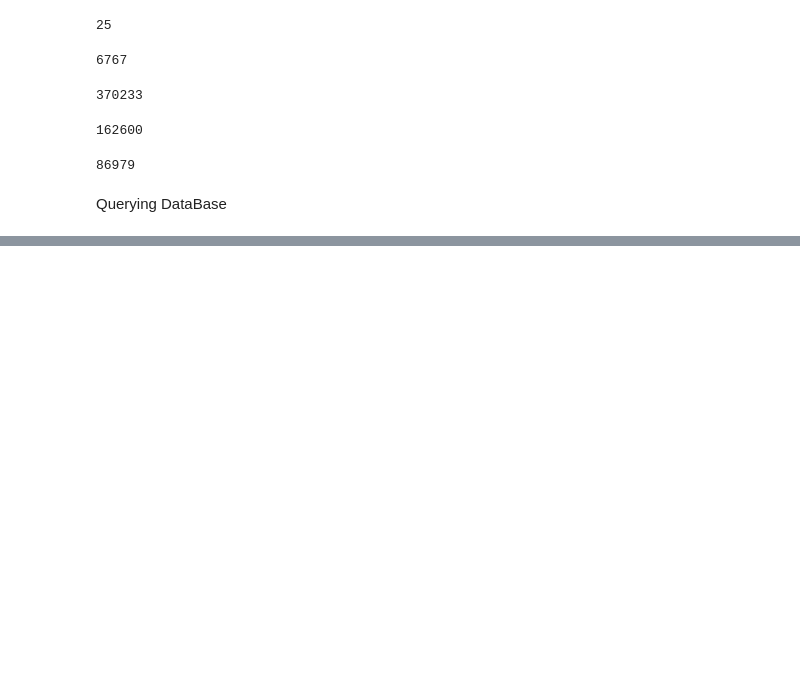
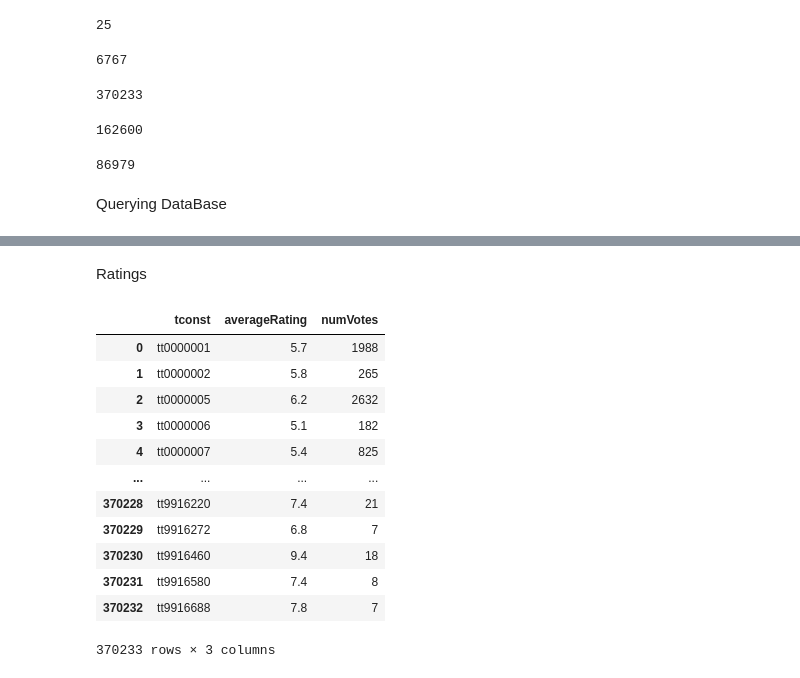
Before and after one commit to JamesCraig35/IMDB-Project, a Jupyter notebook: Part 3B.ipynb, the cells around one changed output, grey strips where cells are left out. Drawn from its saved outputs; the diff is of its cells as text; code cells hidden in the pictures; blank space fills up the shorter version.

```diff
--- a/Part 3B.ipynb
+++ b/Part 3B.ipynb
@@ -187,0 +230,19 @@ Querying DataBase
+# %% [markdown]
+Ratings
+# %%
+q = pd.read_sql("""ratings""", con=engine)
+q
+# %% [output]
+|  | tconst | averageRating | numVotes |
+| 0 | tt0000001 | 5.7 | 1988 |
+| 1 | tt0000002 | 5.8 | 265 |
+| 2 | tt0000005 | 6.2 | 2632 |
+| 3 | tt0000006 | 5.1 | 182 |
+| 4 | tt0000007 | 5.4 | 825 |
+| ... | ... | ... | ... |
+| 370228 | tt9916220 | 7.4 | 21 |
+| 370229 | tt9916272 | 6.8 | 7 |
+| 370230 | tt9916460 | 9.4 | 18 |
+| 370231 | tt9916580 | 7.4 | 8 |
+| 370232 | tt9916688 | 7.8 | 7 |
+370233 rows × 3 columns
```
Also changed, not shown: parts of 19 cells of this notebook.
